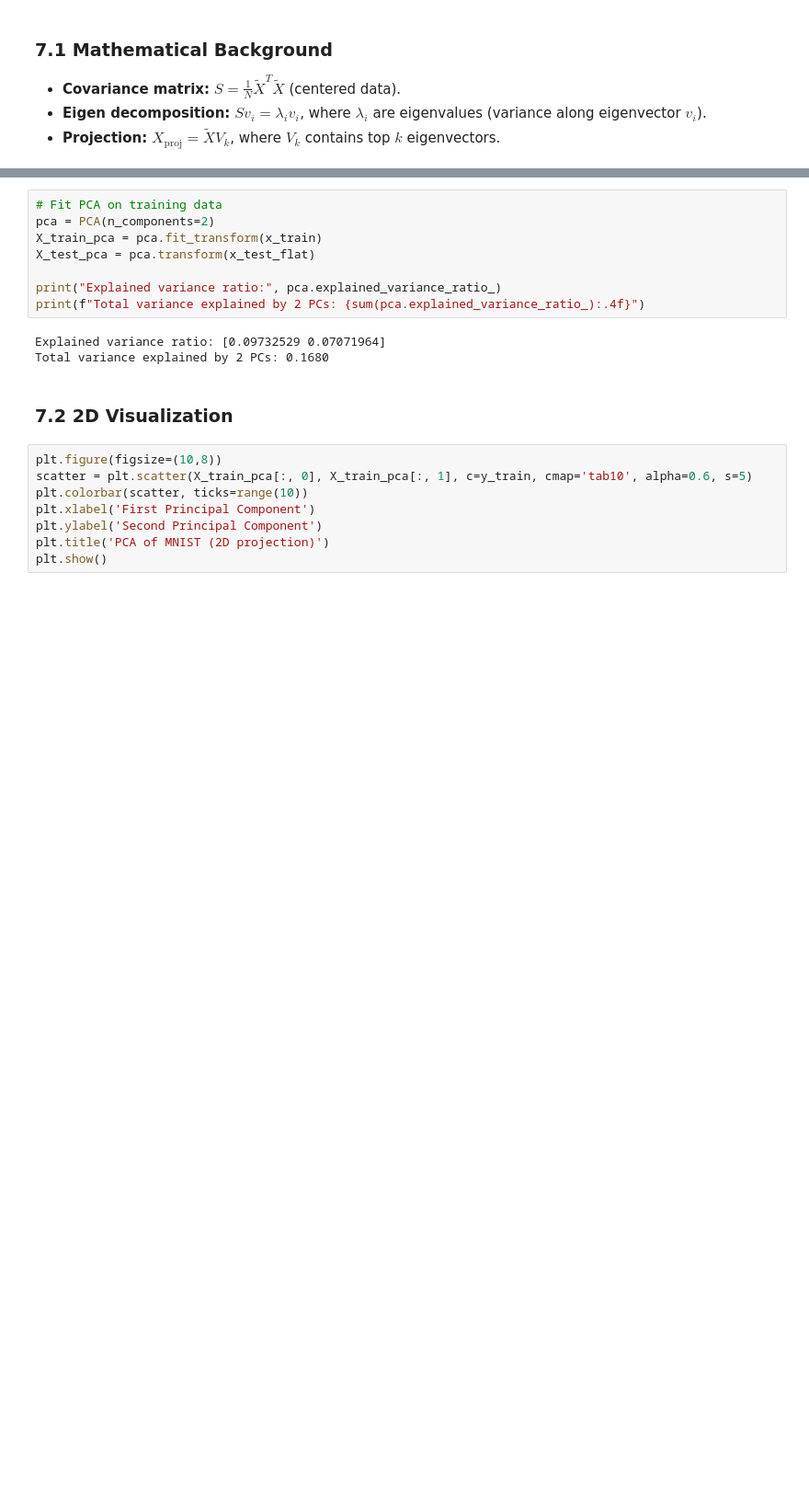
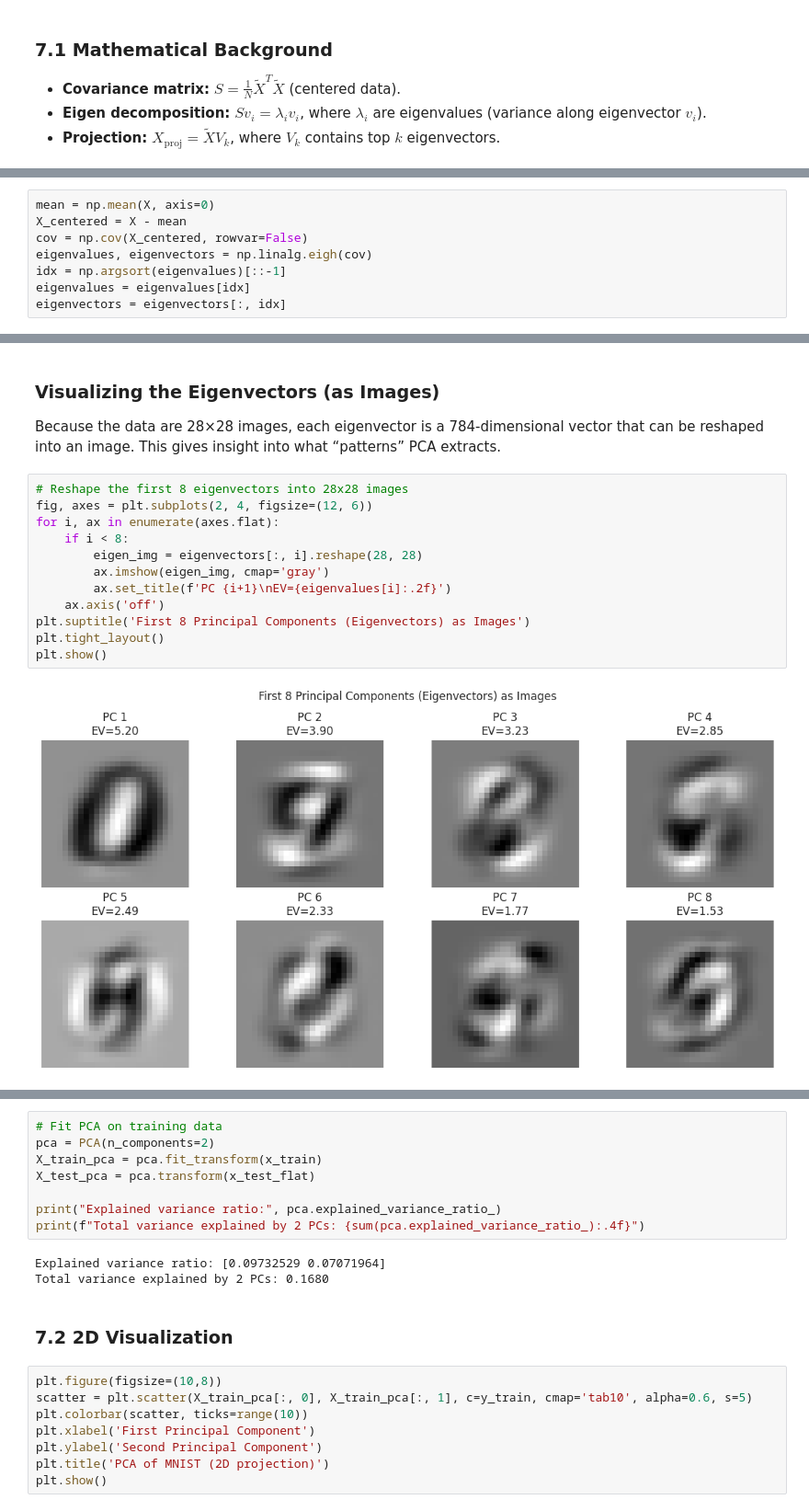
Before and after one commit to KalyaniVijayPakhale/MNIST, a Jupyter notebook: machine_learning_approach.ipynb, the cells around one changed output, grey strips where cells are left out. Shown at 92% size. Cells and saved outputs as stored; diff of their text form; blank space fills up the shorter version.

```diff
--- a/machine_learning_approach.ipynb
+++ b/machine_learning_approach.ipynb
@@ -521,0 +613,8 @@ PCA (Principal Component Analysis) is a linear technique to reduce dimensionalit
+# %%
+mean = np.mean(X, axis=0)
+X_centered = X - mean
+cov = np.cov(X_centered, rowvar=False)
+eigenvalues, eigenvectors = np.linalg.eigh(cov)
+idx = np.argsort(eigenvalues)[::-1]
+eigenvalues = eigenvalues[idx]
+eigenvectors = eigenvectors[:, idx]
@@ -521,0 +672,17 @@ PCA (Principal Component Analysis) is a linear technique to reduce dimensionalit
+# %% [markdown]
+### Visualizing the Eigenvectors (as Images)
+Because the data are 28×28 images, each eigenvector is a 784‑dimensional vector that can be reshaped into an image. This gives insight into what “patterns” PCA extracts.
+# %%
+# Reshape the first 8 eigenvectors into 28x28 images
+fig, axes = plt.subplots(2, 4, figsize=(12, 6))
+for i, ax in enumerate(axes.flat):
+    if i < 8:
+        eigen_img = eigenvectors[:, i].reshape(28, 28)
+        ax.imshow(eigen_img, cmap='gray')
+        ax.set_title(f'PC {i+1}\nEV={eigenvalues[i]:.2f}')
+    ax.axis('off')
+plt.suptitle('First 8 Principal Components (Eigenvectors) as Images')
+plt.tight_layout()
+plt.show()
+# %% [output]
+[figure, added]
```
Also changed, not shown: parts of 21 cells of this notebook.
